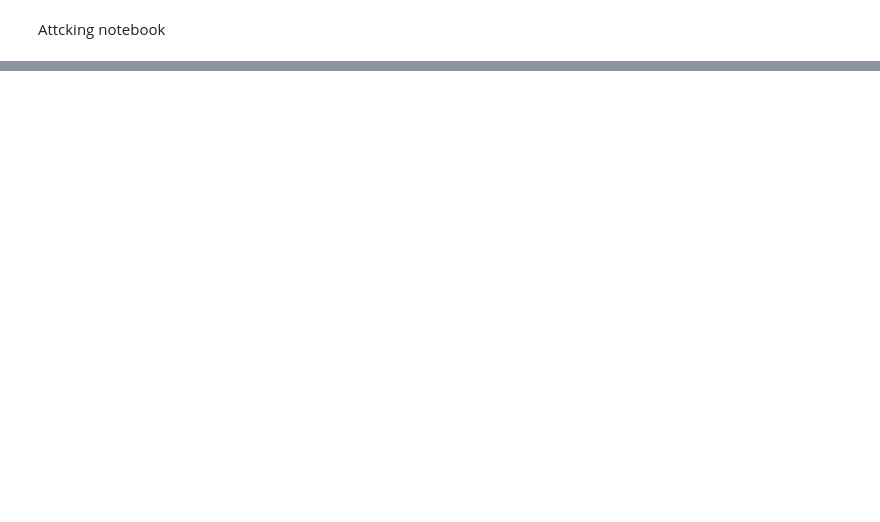
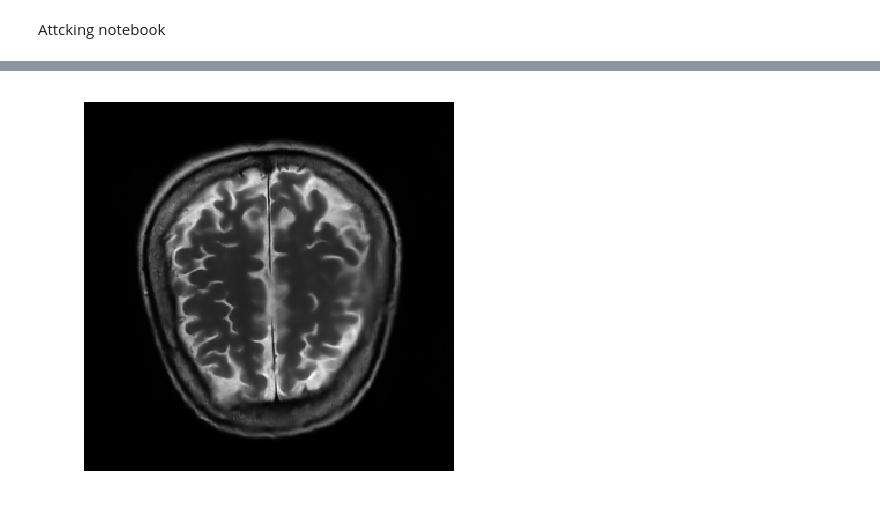
Before and after one commit to mohammedwttd/On-The-Role-of-K-Space-Acquisition-in-MRI-Reconstruction-Domain-Generalization, a Jupyter notebook: AttackingNotebook.ipynb, the cells around one changed output, grey strips where cells are left out. Drawn from its saved outputs; the diff is of its cells as text; code cells hidden in the pictures; blank space fills up the shorter version.

```diff
--- a/AttackingNotebook.ipynb
+++ b/AttackingNotebook.ipynb
@@ -232,0 +561,26 @@ print(f"the diff in trajectory for the humus: {humus_t_norm}")
+# %%
+def forward(input, x, interp_gap):
+    if interp_gap > 1:
+        t = torch.arange(0, x.shape[1], device=x.device).float()
+        t1 = t[::interp_gap]
+        x_short = x[:, ::interp_gap, :]
+        for shot in range(x_short.shape[0]):
+            for d in range(2):
+                x.data[shot, :, d] = interp(t1, x_short[shot, :, d], t)
+
+    x_full = x.reshape(-1,2)
+    input = input.permute(0, 1, 4, 2, 3)
+    sub_ksp = nufft(input, x_full)
+    output = nufft_adjoint(sub_ksp, x_full, input.shape)
+    output = output.permute(0, 1, 3, 4, 2)
+    return output, sub_ksp, x_full
+# %%
+set_seed(42)
+input_tensor = torch.randn(1, 1, 320, 320, 2).cuda()
+# %%
+r = input_tensor.permute(0, 1, 4, 2, 3).shape
+output1, sub_ksp1, x_full1 = forward(input_tensor, Unet_with_trajectory_learning.module.get_trajectory().data, 10)
+output2, sub_ksp2, x_full2 = forward(input_tensor, Unet_with_trajectory_learning.module.get_trajectory().data, 10)
+# %%
+output1 = nufft_adjoint(sub_ksp1, x_full1, input_tensor.permute(0, 1, 4, 2, 3).shape)
+output2 = nufft_adjoint(sub_ksp1, x_full1, input_tensor.permute(0, 1, 4, 2, 3).shape)
@@ -232,0 +719,4 @@ print(f"the diff in trajectory for the humus: {humus_t_norm}")
+# %%
+show_image(output2)
+# %% [output]
+[figure, added]
```
Also changed, not shown: parts of 55 cells of this notebook, 7 other files.
